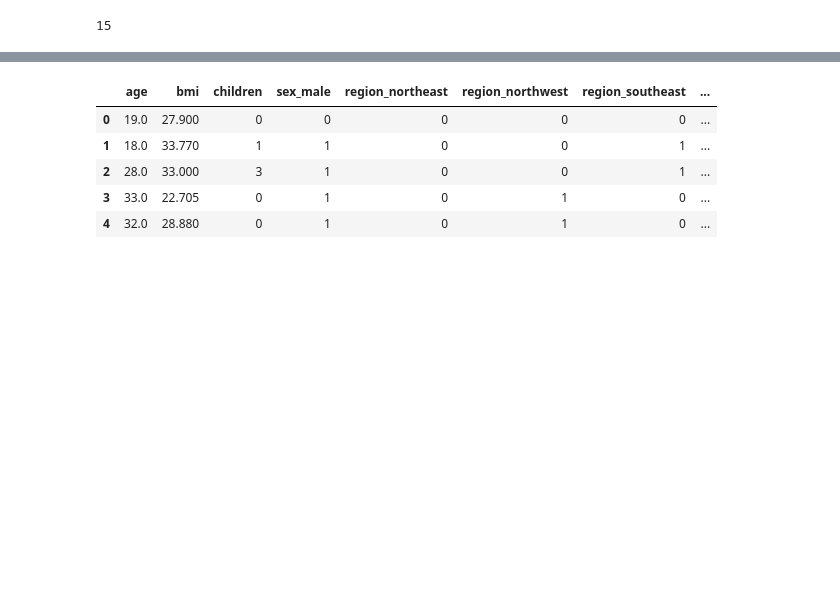
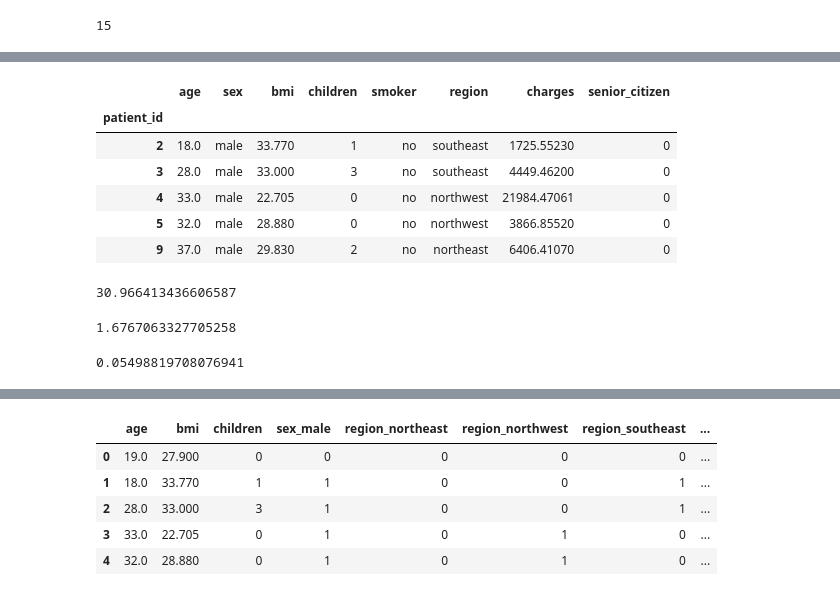
Before and after one commit to Krishnachaithany/Data-Science, a Jupyter notebook: Insurance_Case_Study_final (1).ipynb, the cells around one changed output, grey strips where cells are left out. Saved outputs shown, nothing was run; the diff lists cells and outputs as text; code cells hidden in the pictures; blank space fills up the shorter version.

```diff
--- a/Insurance_Case_Study_final (1).ipynb
+++ b/Insurance_Case_Study_final (1).ipynb
@@ -2163,0 +2203,16 @@ l=correlation(t_df,0.7)
+# %%
+data_male=data.loc[data.sex=="male"]
+data_male.head()
+# %% [output]
+|  | age | sex | bmi | children | smoker | region | charges | senior_citizen |
+| patient_id |  |  |  |  |  |  |  |  |
+| 2 | 18.0 | male | 33.770 | 1 | no | southeast | 1725.55230 | 0 |
+| 3 | 28.0 | male | 33.000 | 3 | no | southeast | 4449.46200 | 0 |
+| 4 | 33.0 | male | 22.705 | 0 | no | northwest | 21984.47061 | 0 |
+| 5 | 32.0 | male | 28.880 | 0 | no | northwest | 3866.85520 | 0 |
+| 9 | 37.0 | male | 29.830 | 2 | no | northeast | 6406.41070 | 0 |
+# %%
+mean_x=data_male['bmi'].mean()
+mean_x
+# %% [output]
+30.966413436606587
@@ -2163,0 +2225,10 @@ l=correlation(t_df,0.7)
+# %%
+t = (sample_mean - mean_x)/(sample_std / np.sqrt(n))
+t
+# %% [output]
+1.6767063327705258
+# %%
+p_val = (1 - st.t.cdf(abs(t), degrees_of_freedom)) #"1 - cdf" because it's a right-tailed test
+p_val
+# %% [output]
+0.05498819708076941
```
Also changed, not shown: parts of 58 cells of this notebook.
